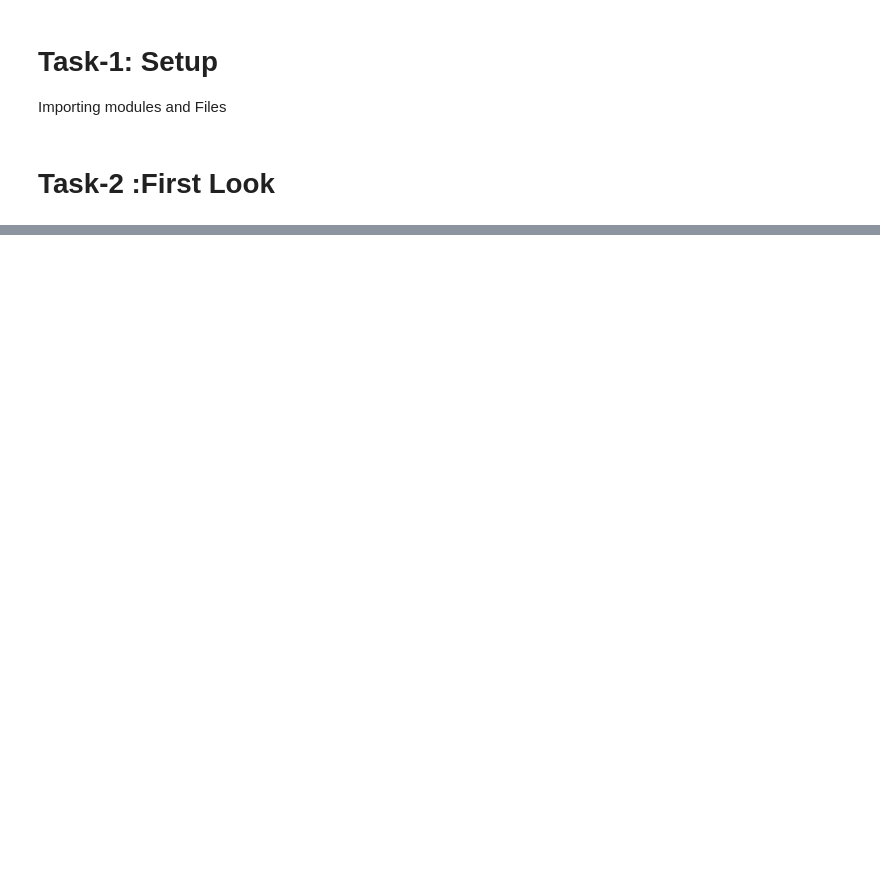
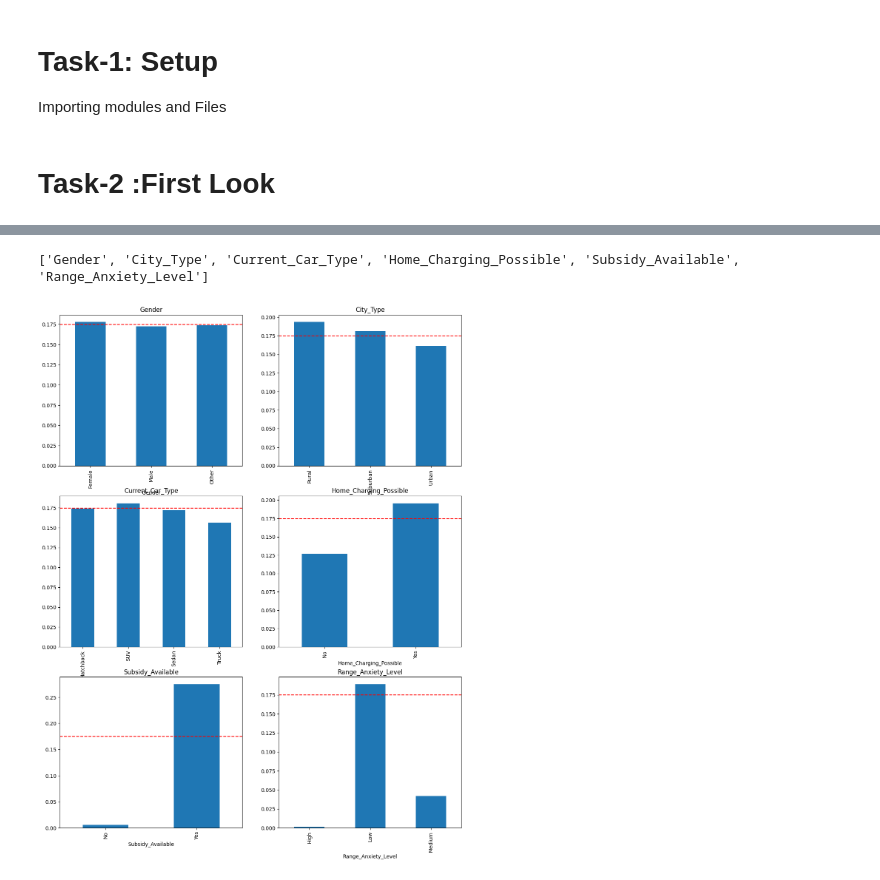
Before and after one commit to official0033/ev_prediction, a Jupyter notebook: notebooks/ev_purchase.ipynb, the cells around one changed output, grey strips where cells are left out. Cells and saved outputs as stored; diff of their text form; code cells hidden in the pictures; blank space fills up the shorter version.

```diff
--- a/notebooks/ev_purchase.ipynb
+++ b/notebooks/ev_purchase.ipynb
@@ -46,0 +93,12 @@ memory usage: 76.5+ MB
+# %%
+print(cat_cols_train) # quick check of the categorical columns
+fig, axes = plt.subplots(3, 2, figsize=(14, 18))
+axes = axes.ravel()
+
+for ax, col in zip(axes, cat_cols_train):
+    y.groupby(train[col]).mean().plot(kind='bar', ax=ax)
+    ax.set_title(col)
+    ax.axhline(y.mean(), color='red', linestyle='--')
+# %% [output]
+['Gender', 'City_Type', 'Current_Car_Type', 'Home_Charging_Possible', 'Subsidy_Available', 'Range_Anxiety_Level']
+[figure, added]
```
Also changed, not shown: parts of 9 cells of this notebook.
